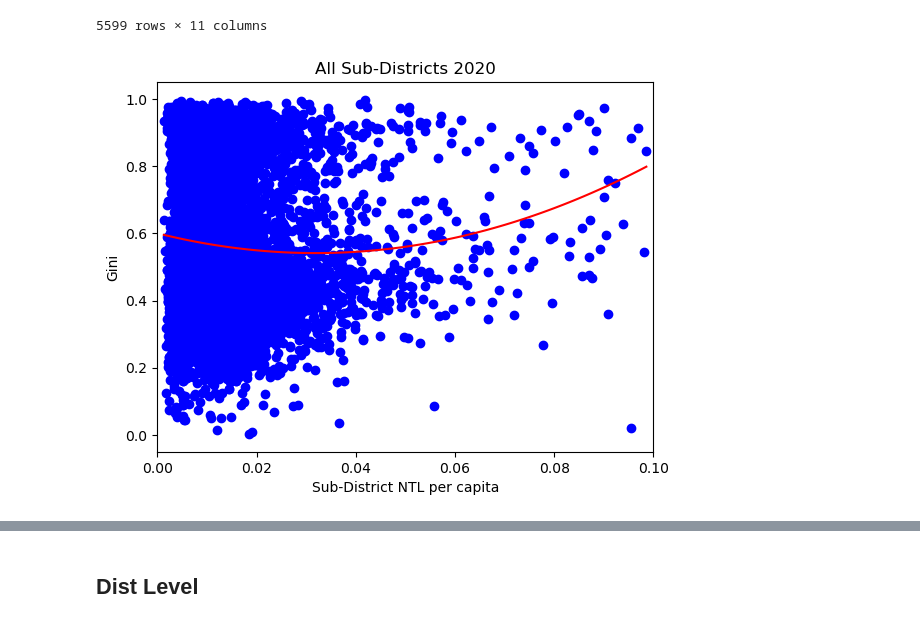
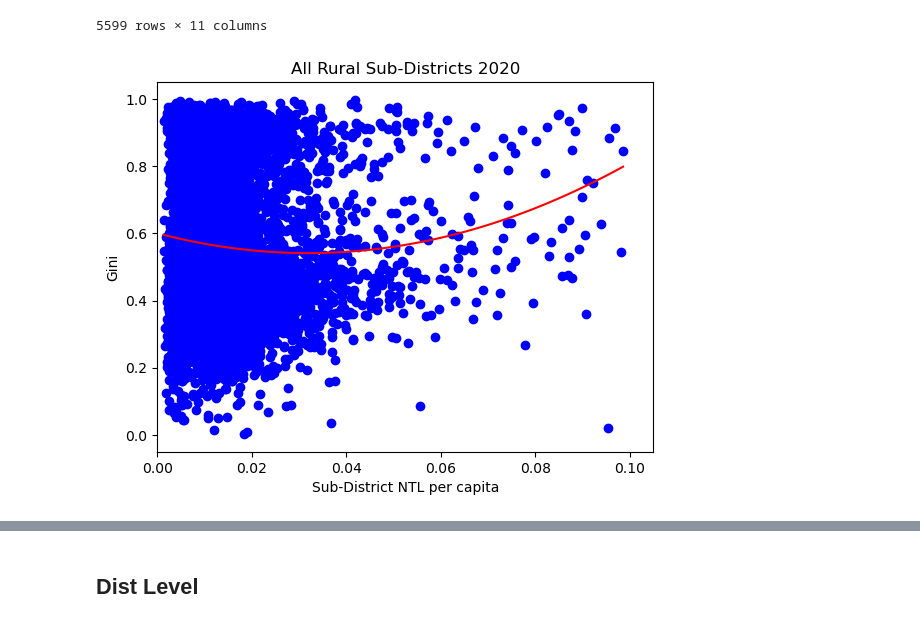
Before and after one commit to SaiSiddhardhaKalla/Master_Thesis, a Jupyter notebook: 10_Panel.ipynb, the cells around one changed output, grey strips where cells are left out. Saved outputs shown, nothing was run; the diff lists cells and outputs as text; code cells hidden in the pictures.

```diff
--- a/10_Panel.ipynb
+++ b/10_Panel.ipynb
@@ -156,31 +156,31 @@ ale
 # %%
 
 # ale['alesina'] = ale['alesina'].apply(lambda x: x * -1 if x < 0 else x)
 # ale = ale[ale['dist_ntl_pc'] <= 0.1]
 # ale = ale[ale['alesina'] > 0]
 
 # Create a scatterplot
 plt.scatter(ale['dist_ntl_pc'], ale['alesina'], label='Alesina Gini', color='blue', marker='o')
 # Add labels and title
 plt.xlabel("Sub-District NTL per capita")
 plt.ylabel("Gini")
-plt.title("All Sub-Districts 2020")
+plt.title("All Rural Sub-Districts 2020")
 # Fit a polynomial best fit line (e.g., a quadratic curve)
 coefficients = np.polyfit(ale['dist_ntl_pc'], ale['alesina'], 2)  # Adjust the degree as needed
 polynomial = np.poly1d(coefficients)
 x_range = np.linspace(min(ale['dist_ntl_pc']), max(ale['dist_ntl_pc']), 100)
 y_fit = polynomial(x_range)
 # Plot the polynomial best fit line
 plt.plot(x_range, y_fit, color='red')
-plt.xlim(0,0.1)
+plt.xlim(0,0.105)
 plt.ylim(-0.05,1.05)
 
 # Add a legend
 # plt.legend()
 # Display the plot
 plt.show()
 # %% [output]
-[figure, old version]
+[figure, new version]
 # %%
 print(ale['subdist_population'].mean())
 print(ale['subdist_population'].median())
```
Also changed, not shown: parts of 8 cells of this notebook, 3 other files.
